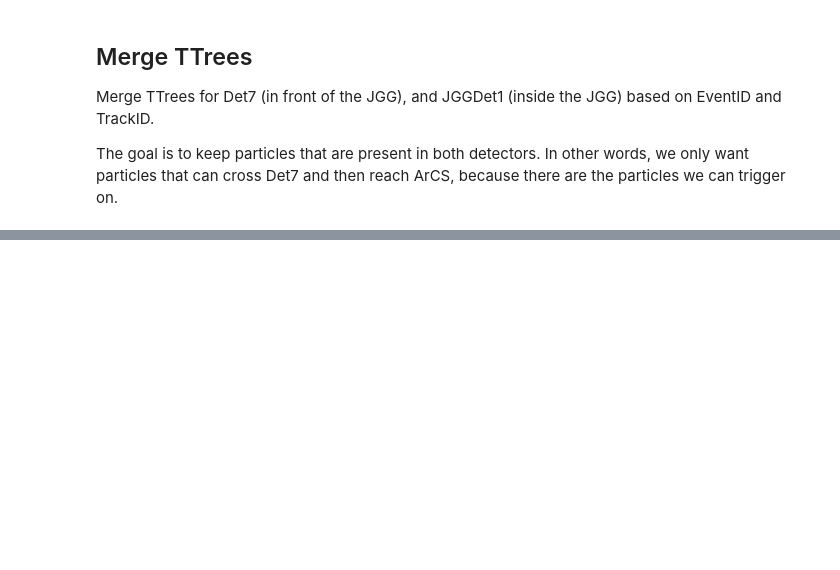
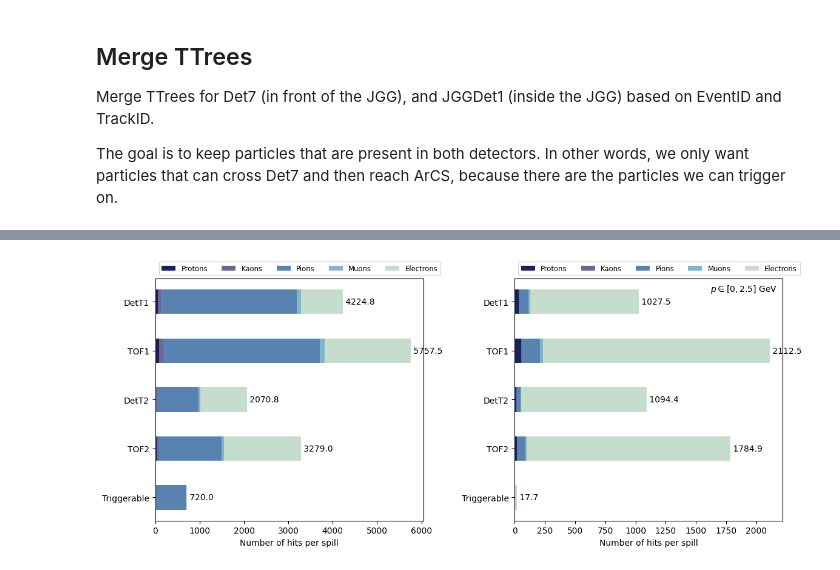
Before and after one commit to ArCS-FNAL/beamline, a Jupyter notebook: Analysis/BeamlineAna-G4BLSimple.ipynb, the cells around one changed output, grey strips where cells are left out. Cells and saved outputs as stored; diff of their text form; code cells hidden in the pictures; blank space fills up the shorter version.

```diff
--- a/Analysis/BeamlineAna-G4BLSimple.ipynb
+++ b/Analysis/BeamlineAna-G4BLSimple.ipynb
@@ -56,3 +63,5 @@ config = 'config08_1'
+# %%
+det_list = ['DetT1', 'TOF1',  'DetT2', 'TOF2', 'Det7', 'JGGDet1']
 # %%
 file = uproot.open(f)
 print('Detectors:', file.keys())
@@ -143,0 +256,2 @@ df.query('PDGid==11').head()
+# %%
+df_trig = df.query('triggered == True')
@@ -144,2 +366,71 @@ df.query('PDGid==11').head()
+# %%
+fig, axes = plt.subplots(ncols=2, nrows=1, figsize=(12, 5))
+
+for i, ax in enumerate(axes):
+
+    if i == 0: p_range = None
+    if i == 1: p_range = [0, 2500]
+
+    npars_trig
+    npars = {}
+    for det in det_list:
+        _, npars_trig = particle_rates(df_trig, det, n_pions, p_range=p_range)
+        _, npars_ = particle_rates(dfs[det], det, n_pions, p_range=p_range)
+        npars[det] = npars_
+
+    npars_toplot = {key: npars[key] for key in ['DetT1', 'TOF1', 'DetT2', 'TOF2'] if key in npars}
+    npars_toplot['Triggerable'] = npars_trig
+
+    ax.invert_yaxis()
+
+    labels = list(npars_toplot.keys())
+    data = np.array(list(npars_toplot.values()))
+    data_cum = data.cumsum(axis=1)
+
+    category_colors = plt.colormaps['RdYlGn'](
+            np.linspace(0.15, 0.85, data.shape[1]))
+
+    category_names = ['Protons', 'Kaons',
+                      'Pions', 'Muons', 'Electrons']
+
+    colors_ = [
+        (24/ 255, 33/ 255, 92/ 255),
+        (109/ 255, 102/ 255, 146/ 255),
+        (88/ 255, 130/ 255, 175/ 255),
+        (129/ 255, 181/ 255, 203/ 255),
+        (197/ 255, 221/ 255, 205/ 255),
+    ]
+
+    for i, (colname, color) in enumerate(zip(category_names, colors_)):
+        widths = data[:, i]
+        starts = data_cum[:, i] - widths
+        rects = ax.barh(labels, widths, left=starts, height=0.5,
+                        label=colname, color=color)
+
+        # r, g, b, _ = color
+        # text_color = 'white' if r * g * b < 0.5 else 'darkgrey'
+        # ax.bar_label(rects, label_type='center')
+
+    for i, rect in enumerate(rects):
+        total = data_cum[i, -1]
+        ax.text(total, rect.get_y() + rect.get_height() / 2, f' {total:.1f}', ha='left', va='center')
+
+    if p_range is not None:
+        ax.text(0.98, 0.98, r'$p \in [0, 2.5]$ GeV',
+                 horizontalalignment='right',
+                 verticalalignment='top',
+                 transform=plt.gca().transAxes)
+
+    ax.legend(ncols=len(category_names), bbox_to_anchor=(0, 1),
+              loc='lower left', fontsize='small')
+
+    ax.set_xlabel('Number of hits per spill')
+    # ax.set_ylabel('Beamline Detector')
+
+plt.tight_layout()
+plt.savefig(_save_dir + f'composition_{config}.pdf')
+plt.show()
+# %% [output]
+[figure, added]
 # %%
 # df.query('PDGid==11 and P_Det7 < 100 and theta_Det7 < 10')
```
Also changed, not shown: parts of 26 cells of this notebook, 1 other file.
